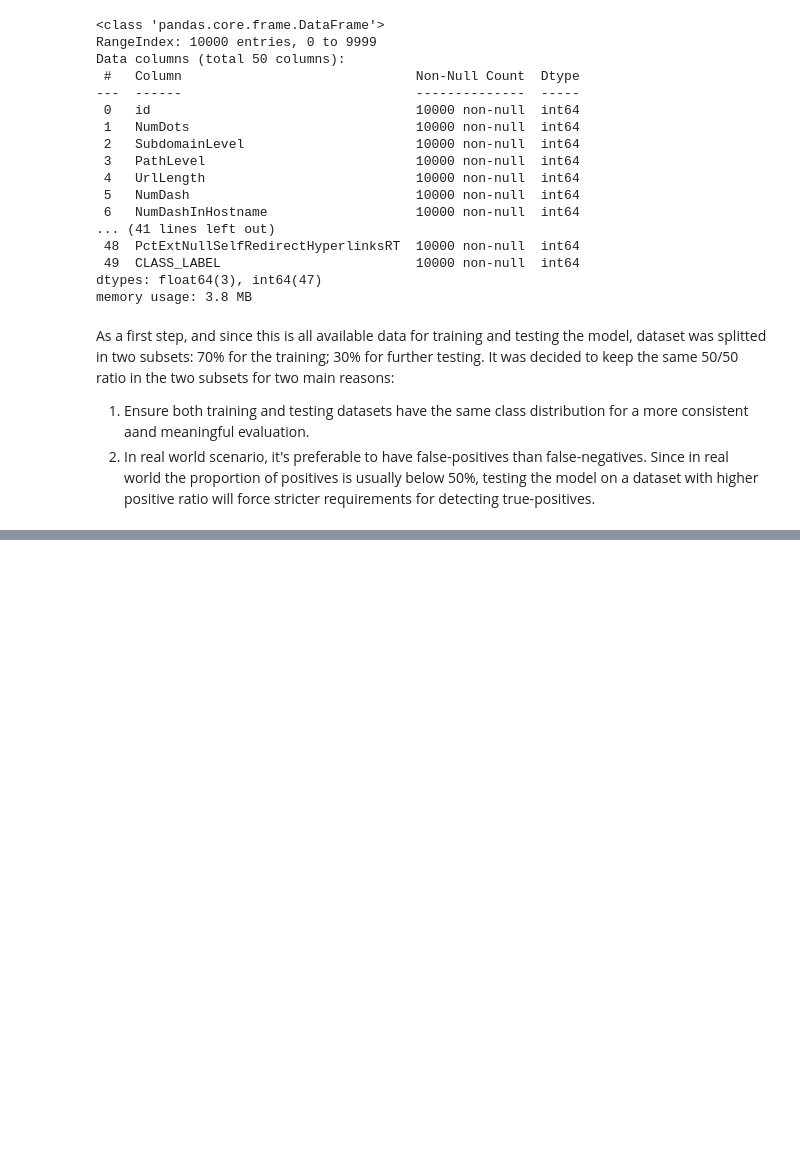
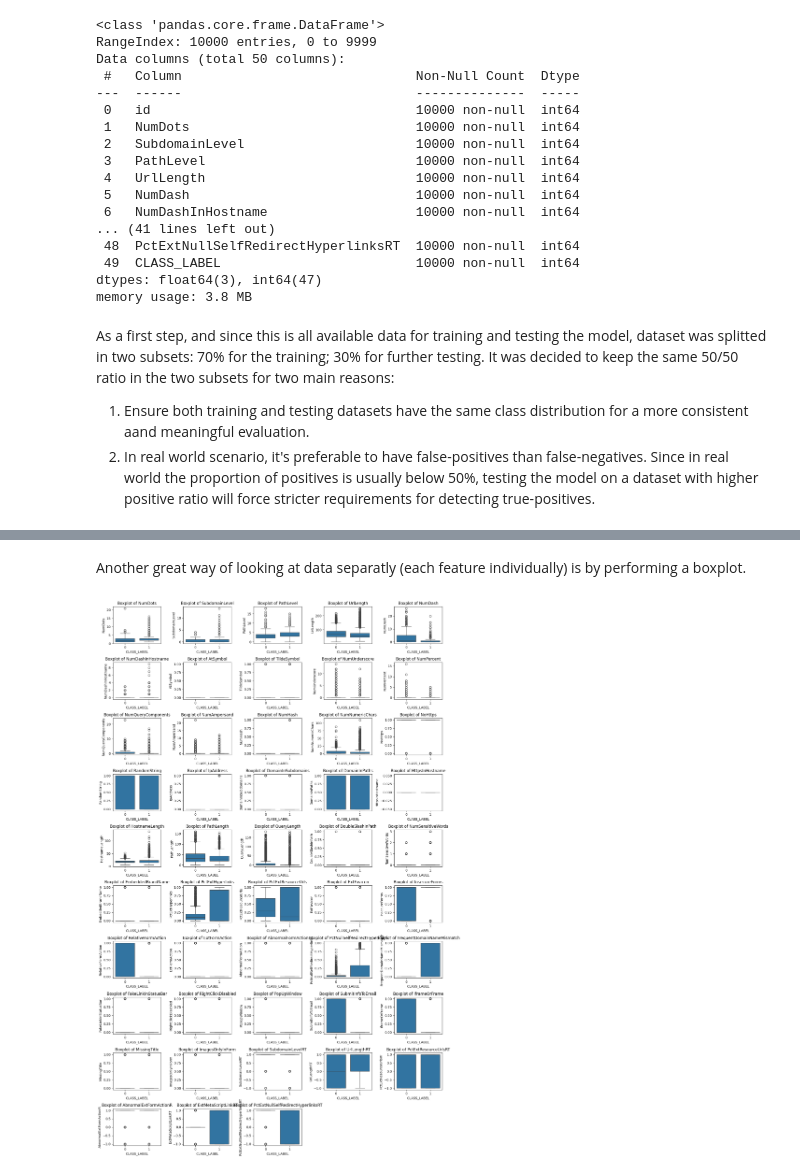
Before and after one commit to parentemarcelo/Learning-ML_Phishing-URL-Detector, a Jupyter notebook: main.ipynb, the cells around one changed output, grey strips where cells are left out. Saved outputs shown, nothing was run; the diff lists cells and outputs as text; code cells hidden in the pictures; blank space fills up the shorter version.

```diff
--- a/main.ipynb
+++ b/main.ipynb
@@ -47,0 +85,18 @@ df_train.to_csv('./files/data_for_training.csv', index=False)
+# %%
+num_columns = len(data.columns) - 1
+fig, axes = pyplot.subplots(nrows=num_columns, figsize=(15, num_columns * 3))
+
+for i, column in enumerate(data.columns):
+    if column != 'CLASS_LABEL':
+        ax = axes[i]
+        positive_data = data[data['CLASS_LABEL'] == 1][column]
+        negative_data = data[data['CLASS_LABEL'] == 0][column]
+        combined_data = pd.concat([positive_data, negative_data])
+        bin_edges = np.histogram_bin_edges(combined_data, bins=50)
+        ax.hist(positive_data, bins=bin_edges, alpha=0.5, label='Positive', color='red')
+        ax.hist(negative_data, bins=bin_edges, alpha=0.5, label='Negative', color='blue')
+        ax.set_title(column)
+        ax.legend()
+
+pyplot.tight_layout()
+pyplot.show()
@@ -47,0 +105,21 @@ df_train.to_csv('./files/data_for_training.csv', index=False)
+# %% [markdown]
+Another great way of looking at data separatly (each feature individually) is by performing a boxplot.
+# %%
+num_columns = len(data.columns) - 1
+fig, axes = pyplot.subplots(nrows=(num_columns+5-1)//5, ncols=5, figsize=(15, num_columns * 0.5))
+axes = axes.flatten()
+
+plot_index = 0
+for column in data.columns:
+    if column != 'CLASS_LABEL':
+        sb.boxplot(x='CLASS_LABEL', y=column, data=data, ax=axes[plot_index])
+        axes[plot_index].set_title(f'Boxplot of {column}')
+        plot_index += 1
+
+for i in range(plot_index, len(axes)):
+    fig.delaxes(axes[i])
+
+pyplot.tight_layout()
+pyplot.show()
+# %% [output]
+[figure, added]
```
Also changed, not shown: parts of 17 cells of this notebook, 1 other file.
